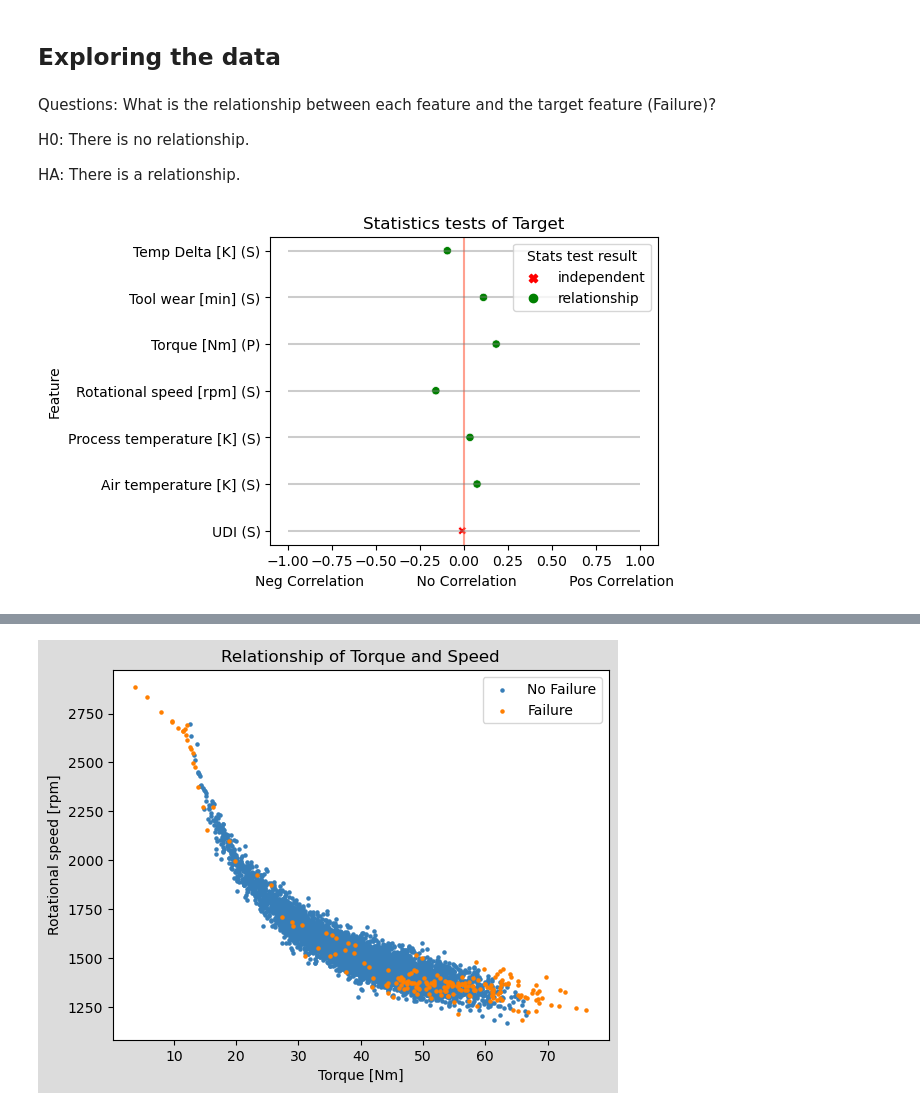
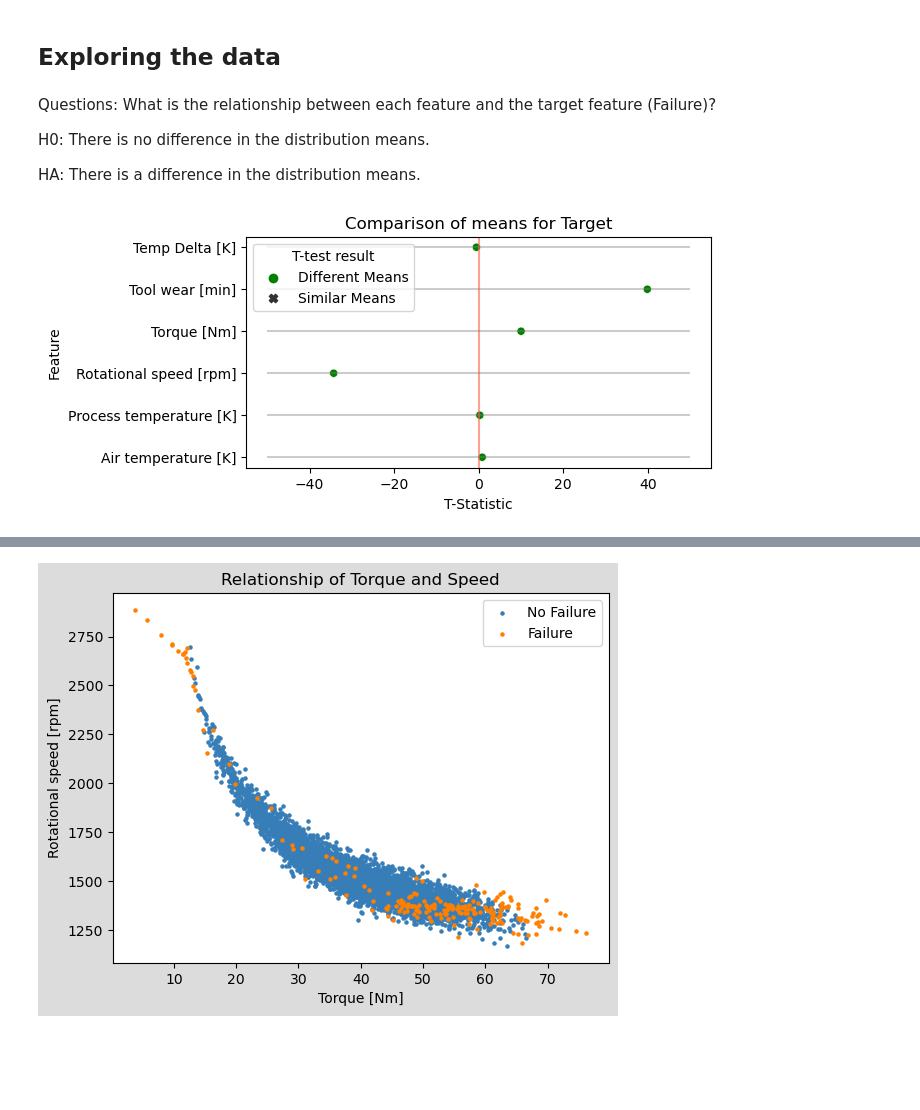
Before and after one commit to JoshuaHolt-Tech/proactive-maintence-project, a Jupyter notebook: final_pred_maint.ipynb, the cells around one changed output, grey strips where cells are left out. Saved outputs shown, nothing was run; the diff lists cells and outputs as text; code cells hidden in the pictures; blank space fills up the shorter version.

```diff
--- a/final_pred_maint.ipynb
+++ b/final_pred_maint.ipynb
@@ -69,10 +71,11 @@ train, val, test = w.train_validate(df, stratify_col = 'Target')
 # %% [markdown]
 Questions: What is the relationship between each feature and the target feature (Failure)?
 
-H0: There is no relationship.
+H0: There is no difference in the distribution means.
 
-HA: There is a relationship.
+HA: There is a difference in the distribution means.
 # %%
-e.correlation_test(train, target_col)
+#T-test
+e.t_test_cats(train, target_col)
 # %% [output]
-[figure, old version]
+[figure, new version]
```
Also changed, not shown: parts of 18 cells of this notebook, 5 other files.
